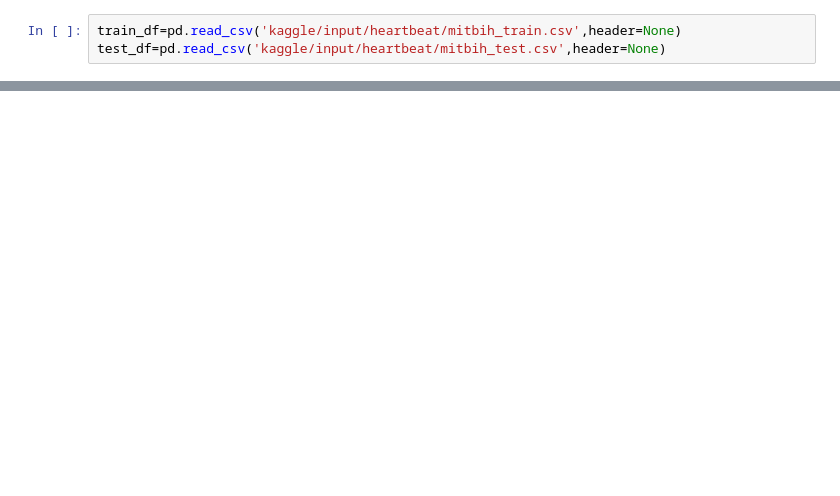
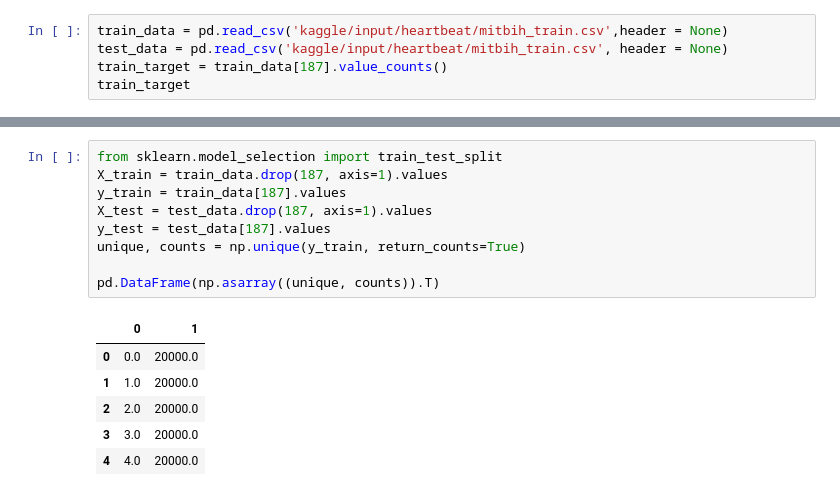
Before and after one commit to jerry2137/CityHack_2023, a Jupyter notebook: ECG.ipynb, the cells around one changed output, grey strips where cells are left out. Cells and saved outputs as stored; diff of their text form; blank space fills up the shorter version.

```diff
--- a/ECG.ipynb
+++ b/ECG.ipynb
@@ -24,3 +5,5 @@ warnings.filterwarnings('ignore')
 # %%
-train_df=pd.read_csv('kaggle/input/heartbeat/mitbih_train.csv',header=None)
-test_df=pd.read_csv('kaggle/input/heartbeat/mitbih_test.csv',header=None)
+train_data = pd.read_csv('kaggle/input/heartbeat/mitbih_train.csv',header = None)
+test_data = pd.read_csv('kaggle/input/heartbeat/mitbih_train.csv', header = None)
+train_target = train_data[187].value_counts()
+train_target
@@ -164,0 +67,16 @@ Accuracy: 72.40%
+# %%
+from sklearn.model_selection import train_test_split
+X_train = train_data.drop(187, axis=1).values
+y_train = train_data[187].values
+X_test = test_data.drop(187, axis=1).values
+y_test = test_data[187].values
+unique, counts = np.unique(y_train, return_counts=True)
+
+pd.DataFrame(np.asarray((unique, counts)).T)
+# %% [output]
+|  | 0 | 1 |
+| 0 | 0.0 | 20000.0 |
+| 1 | 1.0 | 20000.0 |
+| 2 | 2.0 | 20000.0 |
+| 3 | 3.0 | 20000.0 |
+| 4 | 4.0 | 20000.0 |
```
Also changed, not shown: parts of 19 cells of this notebook.
